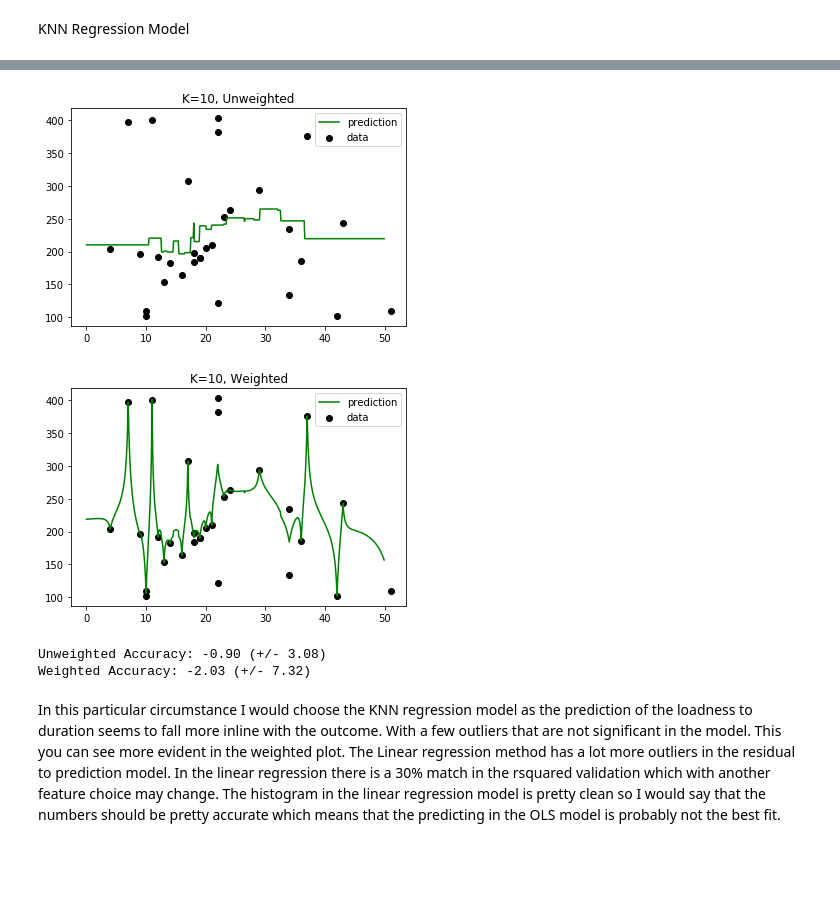
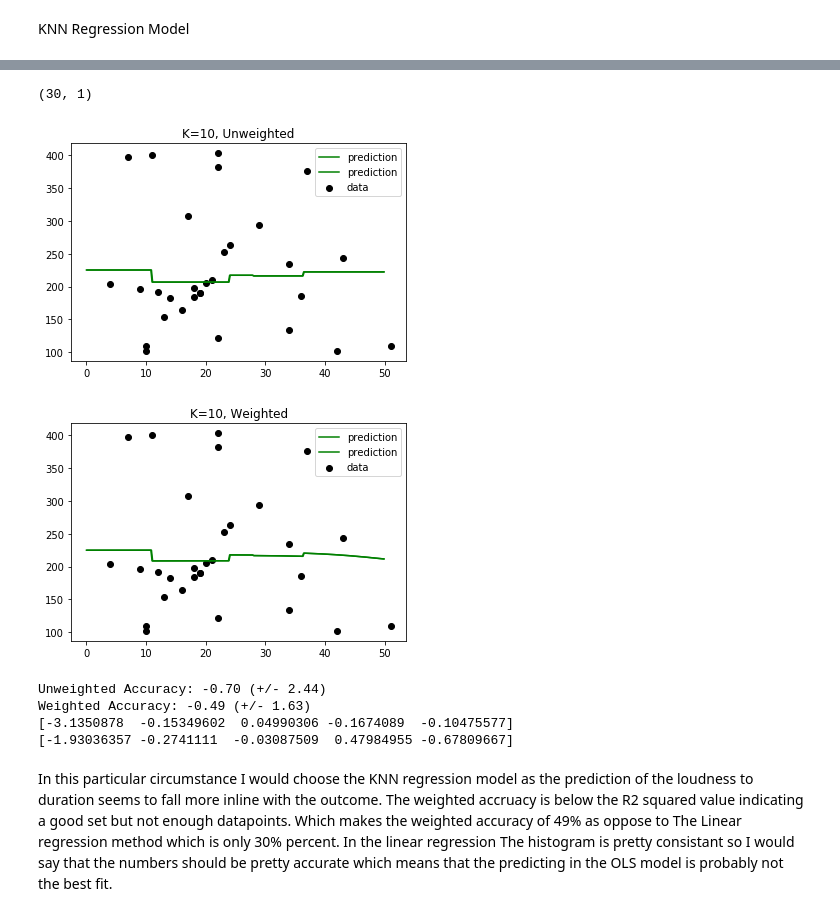
Before and after one commit to Kingbigtiger/class-studies, a Jupyter notebook: Unit 3.1.4 BootCampChallenge Model Comparison.ipynb, the cells around one changed output, grey strips where cells are left out. Saved outputs shown, nothing was run; the diff lists cells and outputs as text; code cells hidden in the pictures; blank space fills up the shorter version.

```diff
--- a/Unit 3.1.4 BootCampChallenge Model Comparison.ipynb
+++ b/Unit 3.1.4 BootCampChallenge Model Comparison.ipynb
@@ -100,52 +109,67 @@ KNN Regression Model
+# %%
+
+x_loudness = np.expand_dims(music.loudness, axis=1)
+x_bpm = np.expand_dims(music.bpm, axis=1)
+X = music[['loudness', 'bpm']]
+Y= np.expand_dims(music.duration, axis=1)
+print(Y.shape)
+# %% [output]
+(30, 1)
 # %%
 from sklearn import neighbors
 
 # Build our model.
 knn = neighbors.KNeighborsRegressor(n_neighbors=10)
-X = pd.DataFrame(music.loudness)
-Y = music.duration
+X = music[['loudness', 'bpm']]
+Y = music['duration']
 knn.fit(X, Y)
 
 # Set up our prediction line.
 T = np.arange(0, 50, 0.1)[:, np.newaxis]
-
+T = T.reshape(250,2)
 # Trailing underscores are a common convention for a prediction.
 Y_ = knn.predict(T)
 
-plt.scatter(X, Y, c='k', label='data')
+plt.scatter(music['loudness'],Y, c='k', label='data')
 plt.plot(T, Y_, c='g', label='prediction')
 plt.legend()
 plt.title('K=10, Unweighted')
 plt.show()
 # %% [output]
-[figure, old version]
+[figure, new version]
 # %%
 # Run the same model, this time with weights.
 knn_w = neighbors.KNeighborsRegressor(n_neighbors=10, weights='distance')
-X1 = pd.DataFrame(music.loudness)
-Y1 = music.duration
+X1 = music[['loudness', 'bpm']]
+Y1 = music['duration']
 knn_w.fit(X1, Y1)
 
 # Set up our prediction line.
 T1 = np.arange(0, 50, 0.1)[:, np.newaxis]
-
+T1 = T.reshape(250,2)
 Y1_ = knn_w.predict(T)
 
-plt.scatter(X1, Y1, c='k', label='data')
+#plt.scatter(X1, Y1, c='k', label='data')
+plt.scatter(music['loudness'],Y, c='k', label='data')
 plt.plot(T1, Y1_, c='g', label='prediction')
 plt.legend()
 plt.title('K=10, Weighted')
 plt.show()
 # %% [output]
-[figure, old version]
+[figure, new version]
 # %%
 from sklearn.model_selection import cross_val_score
 score = cross_val_score(knn, X, Y, cv=5)
 print("Unweighted Accuracy: %0.2f (+/- %0.2f)" % (score.mean(), score.std() * 2))
 score_w = cross_val_score(knn_w, X1, Y1, cv=5)
 print("Weighted Accuracy: %0.2f (+/- %0.2f)" % (score_w.mean(), score_w.std() * 2))
+
+print(score)
+print(score_w)
 # %% [output]
-Unweighted Accuracy: -0.90 (+/- 3.08)
-Weighted Accuracy: -2.03 (+/- 7.32)
+Unweighted Accuracy: -0.70 (+/- 2.44)
+Weighted Accuracy: -0.49 (+/- 1.63)
+[-3.1350878  -0.15349602  0.04990306 -0.1674089  -0.10475577]
+[-1.93036357 -0.2741111  -0.03087509  0.47984955 -0.67809667]
 # %% [markdown]
-In this particular circumstance I would choose the KNN regression model as the prediction of the loadness to duration seems to fall more inline with the outcome. With a few outliers that are not significant in the model. This you can see more evident in the weighted plot. The Linear regression method has a lot more outliers in the residual to prediction model. In the linear regression there is a 30% match in the rsquared validation which with another feature choice may change. The histogram in the linear regression model is pretty clean so I would say that the numbers should be pretty accurate which means that the predicting in the OLS model is probably not the best fit.
+In this particular circumstance I would choose the KNN regression model as the prediction of the loudness to duration seems to fall more inline with the outcome. The weighted accruacy is below the R2 squared value indicating a good set but not enough datapoints. Which makes the weighted accuracy of 49% as oppose to The Linear regression method which is only 30% percent. In the linear regression The histogram is pretty consistant so I would say that the numbers should be pretty accurate which means that the predicting in the OLS model is probably not the best fit.
```
Also changed, not shown: parts of 1 cell of this notebook.
